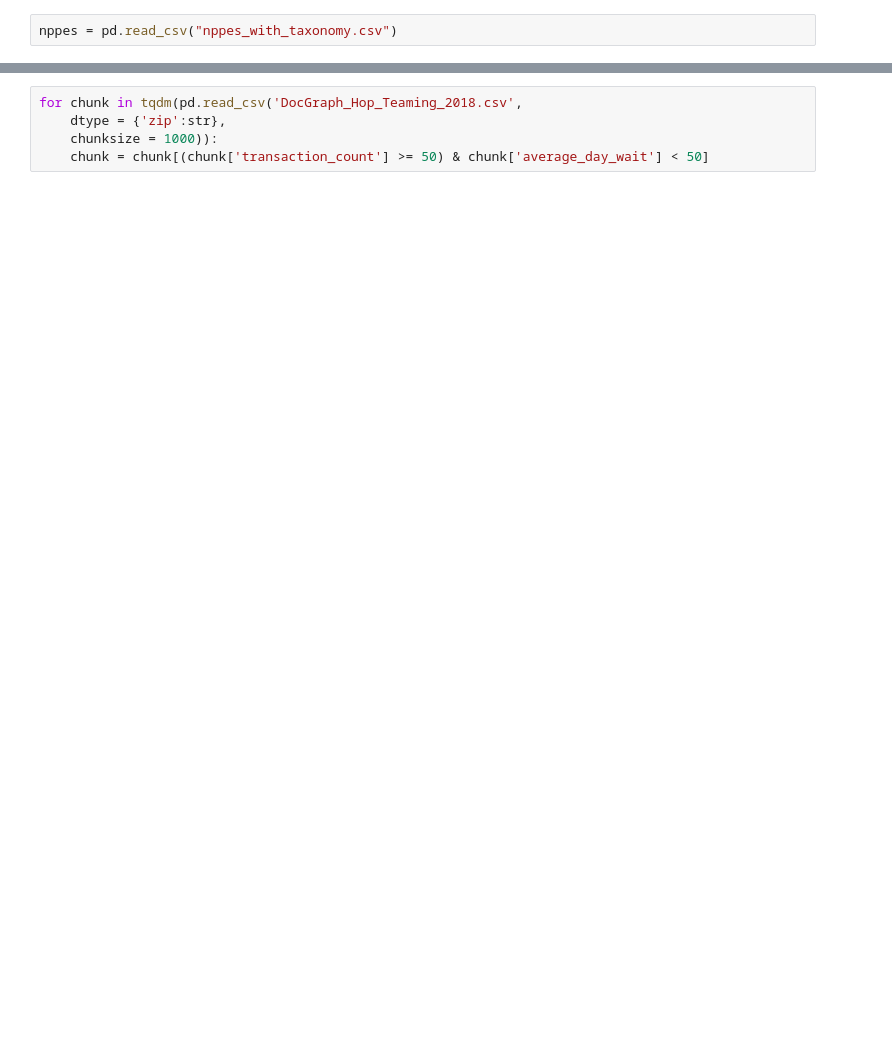
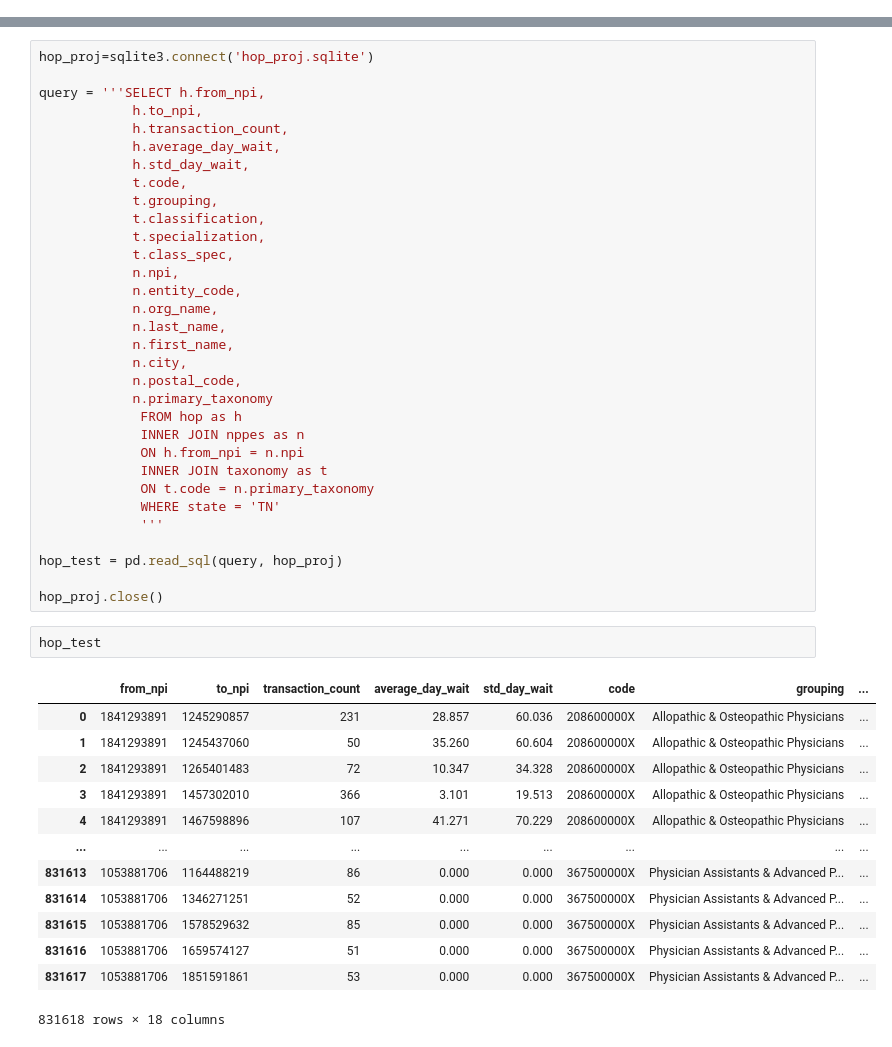
Before and after one commit to nss-data-science-cohort-5/hop_team-the-two-ton-tafts, a Jupyter notebook: Hop_Notebook.ipynb, the cells around one changed output, grey strips where cells are left out. Drawn from its saved outputs; the diff is of its cells as text; blank space fills up the shorter version.

```diff
--- a/Hop_Notebook.ipynb
+++ b/Hop_Notebook.ipynb
@@ -5,2 +10,0 @@ from tqdm.notebook import tqdm
-# %%
-nppes = pd.read_csv("nppes_with_taxonomy.csv")
@@ -38,5 +43,48 @@ KeyboardInterrupt:
-# %%
-for chunk in tqdm(pd.read_csv('DocGraph_Hop_Teaming_2018.csv',
-    dtype = {'zip':str},
-    chunksize = 1000)):
-    chunk = chunk[(chunk['transaction_count'] >= 50) & chunk['average_day_wait'] < 50]
+# %%
+hop_proj=sqlite3.connect('hop_proj.sqlite')
+
+query = '''SELECT h.from_npi,
+            h.to_npi,
+            h.transaction_count,
+            h.average_day_wait,
+            h.std_day_wait,
+            t.code,
+            t.grouping,
+            t.classification,
+            t.specialization,
+            t.class_spec,
+            n.npi,
+            n.entity_code,
+            n.org_name,
+            n.last_name,
+            n.first_name,
+            n.city,
+            n.postal_code,
+            n.primary_taxonomy
+             FROM hop as h
+             INNER JOIN nppes as n
+             ON h.from_npi = n.npi
+             INNER JOIN taxonomy as t
+             ON t.code = n.primary_taxonomy
+             WHERE state = 'TN'
+             '''
+
+hop_test = pd.read_sql(query, hop_proj)
+
+hop_proj.close()
+# %%
+hop_test
+# %% [output]
+|  | from_npi | to_npi | transaction_count | average_day_wait | std_day_wait | code | grouping | ... |
+| 0 | 1841293891 | 1245290857 | 231 | 28.857 | 60.036 | 208600000X | Allopathic & Osteopathic Physicians | ... |
+| 1 | 1841293891 | 1245437060 | 50 | 35.260 | 60.604 | 208600000X | Allopathic & Osteopathic Physicians | ... |
+| 2 | 1841293891 | 1265401483 | 72 | 10.347 | 34.328 | 208600000X | Allopathic & Osteopathic Physicians | ... |
+| 3 | 1841293891 | 1457302010 | 366 | 3.101 | 19.513 | 208600000X | Allopathic & Osteopathic Physicians | ... |
+| 4 | 1841293891 | 1467598896 | 107 | 41.271 | 70.229 | 208600000X | Allopathic & Osteopathic Physicians | ... |
+| ... | ... | ... | ... | ... | ... | ... | ... | ... |
+| 831613 | 1053881706 | 1164488219 | 86 | 0.000 | 0.000 | 367500000X | Physician Assistants & Advanced P... | ... |
+| 831614 | 1053881706 | 1346271251 | 52 | 0.000 | 0.000 | 367500000X | Physician Assistants & Advanced P... | ... |
+| 831615 | 1053881706 | 1578529632 | 85 | 0.000 | 0.000 | 367500000X | Physician Assistants & Advanced P... | ... |
+| 831616 | 1053881706 | 1659574127 | 51 | 0.000 | 0.000 | 367500000X | Physician Assistants & Advanced P... | ... |
+| 831617 | 1053881706 | 1851591861 | 53 | 0.000 | 0.000 | 367500000X | Physician Assistants & Advanced P... | ... |
+831618 rows × 18 columns
```
Also changed, not shown: parts of 19 cells of this notebook.
